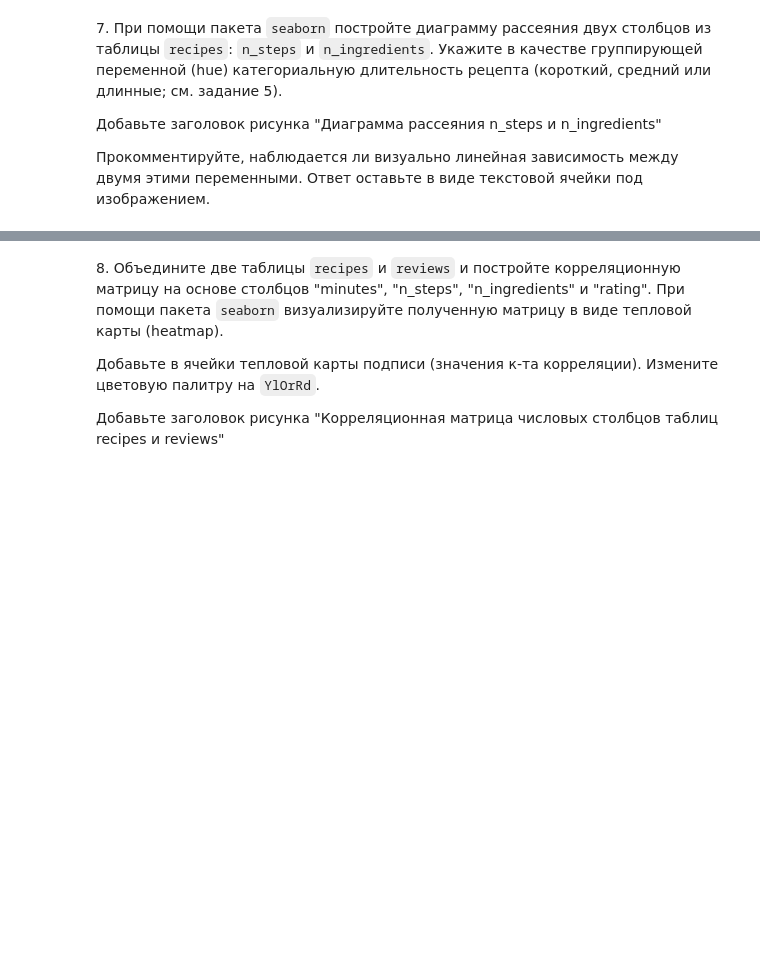
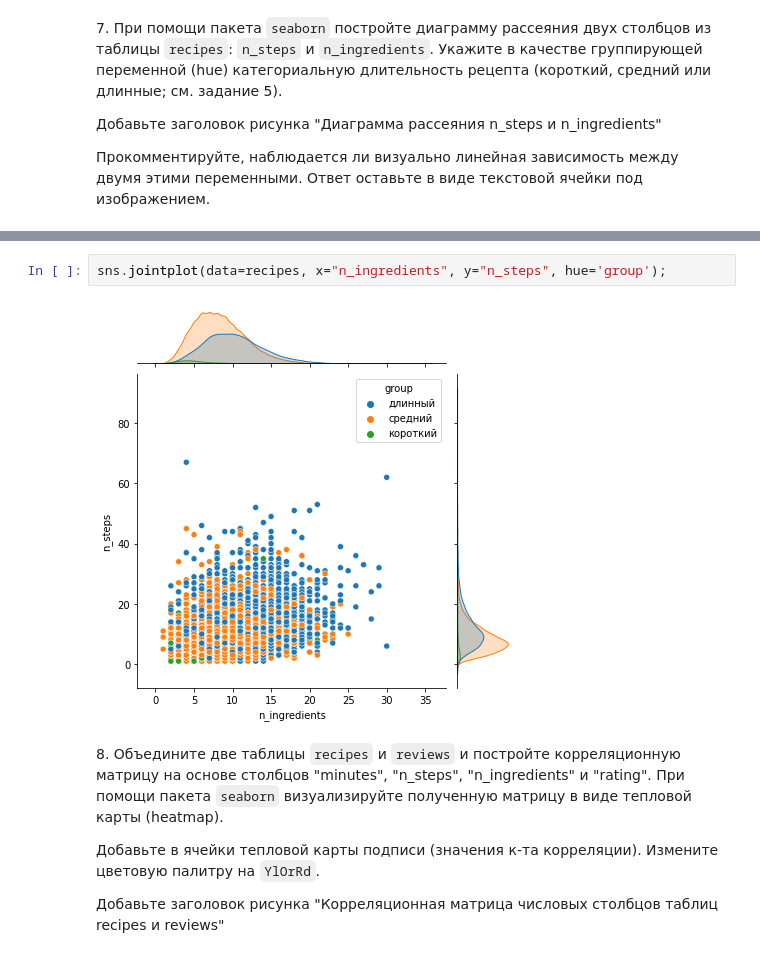
Before and after one commit to alexrzntsv/TOBD-FU, a Jupyter notebook: 5.visualization/05_visualization.ipynb, the cells around one changed output, grey strips where cells are left out. Saved outputs shown, nothing was run; the diff lists cells and outputs as text; blank space fills up the shorter version.

```diff
--- a/5.visualization/05_visualization.ipynb
+++ b/5.visualization/05_visualization.ipynb
@@ -303,3 +338,7 @@ recipes.groupby('group').count().name.plot(kind='pie')
+# %%
+sns.jointplot(data=recipes, x="n_ingredients", y="n_steps", hue='group');
+# %% [output]
+[figure, added]
 # %% [markdown]
 8\. Объедините две таблицы `recipes` и `reviews` и постройте корреляционную матрицу на основе столбцов "minutes", "n_steps", "n_ingredients" и "rating". При помощи пакета `seaborn` визуализируйте полученную матрицу в виде тепловой карты (heatmap).
 
```
Also changed, not shown: parts of 11 cells of this notebook.
